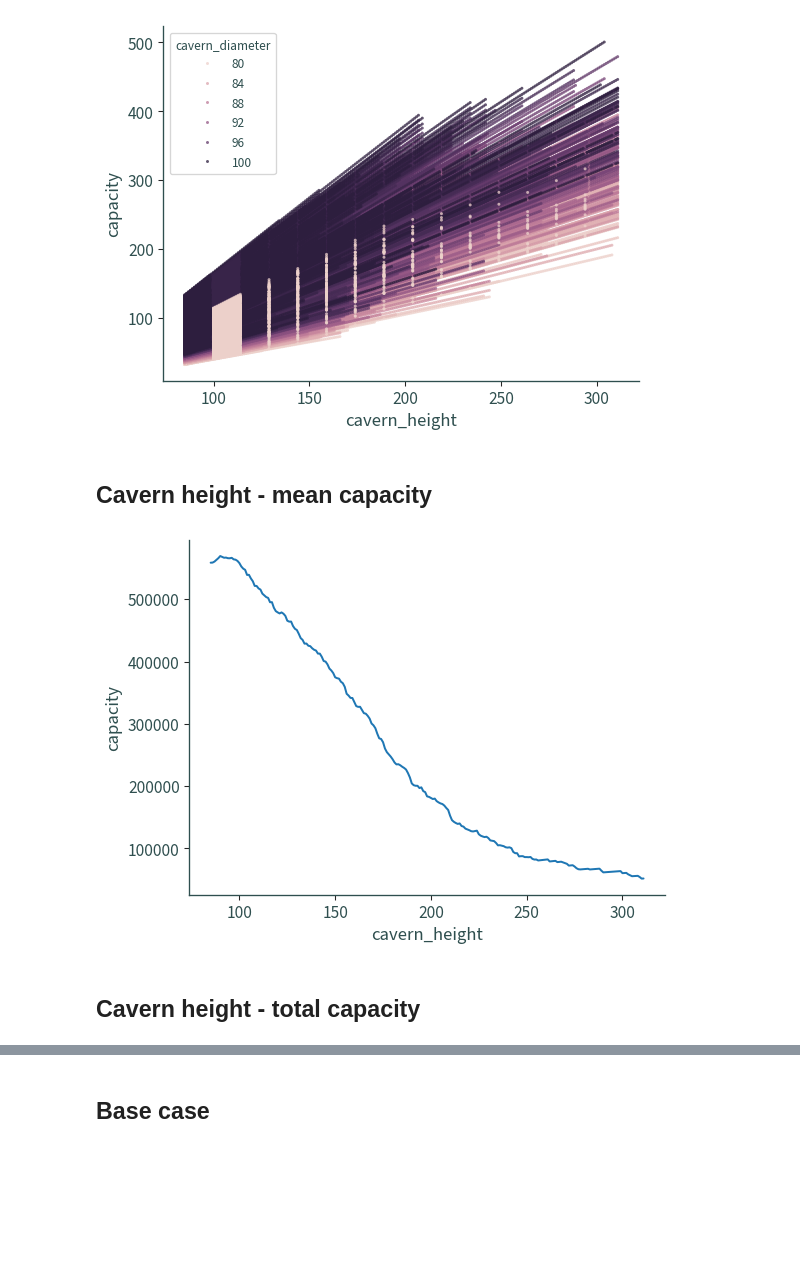
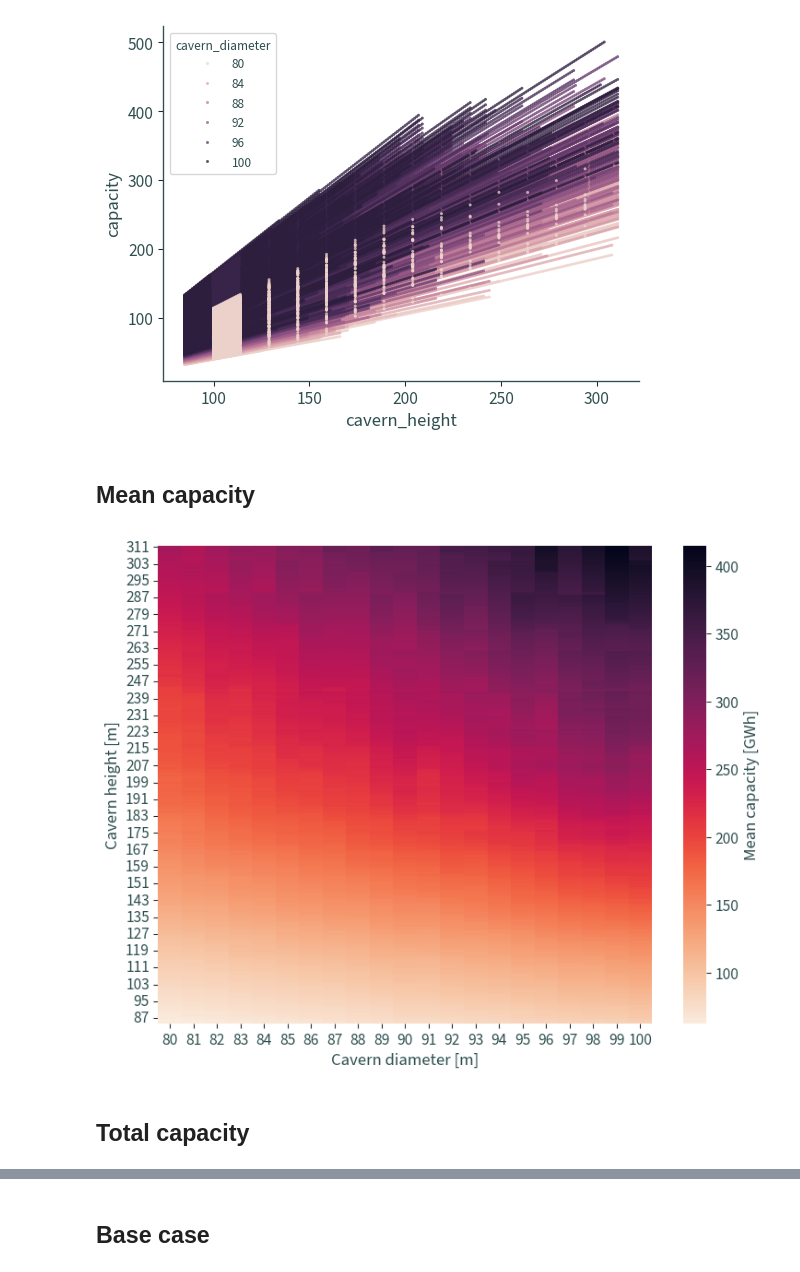
Before and after one commit to wind-to-hydrogen-toolkit/hydrogen-salt-storage, a Jupyter notebook: docs/notebooks/sensitivity.ipynb, the cells around one changed output, grey strips where cells are left out. Drawn from its saved outputs; the diff is of its cells as text; code cells hidden in the pictures; blank space fills up the shorter version.

```diff
--- a/docs/notebooks/sensitivity.ipynb
+++ b/docs/notebooks/sensitivity.ipynb
@@ -47,6 +47,8 @@ df = pd.concat(
 )
 # %%
 df.drop(columns=["Unnamed: 0"], inplace=True)
+# %%
+df["cavern_height"] = df["cavern_height"].astype(int)
 # %%
 df.describe()
 # %% [output]
@@ -74,13 +76,15 @@ plt.show()
 # %% [output]
 [figure]
 # %% [markdown]
-## Cavern height - mean capacity
+## Mean capacity
-# %%
-data = df.groupby(["cavern_height"]).sum()[["capacity"]].reset_index()
-sns.lineplot(data=data, x="cavern_height", y="capacity")
-sns.despine()
-plt.show()
-# %% [output]
-[figure, removed]
+# %%
+data = df.groupby(["cavern_height", "cavern_diameter"]).mean().reset_index().pivot(index="cavern_height", columns="cavern_diameter", values="capacity").sort_index(ascending=False)
+f, ax = plt.subplots(figsize=(9, 7))
+sns.heatmap(data, ax=ax, cmap="rocket_r", cbar_kws={"label": "Mean capacity [GWh]"},)
+ax.set_xlabel("Cavern diameter [m]")
+ax.set_ylabel("Cavern height [m]")
+plt.show()
+# %% [output]
+[figure, added]
 # %% [markdown]
-## Cavern height - total capacity
+## Total capacity
```
Also changed, not shown: parts of 24 cells of this notebook.
